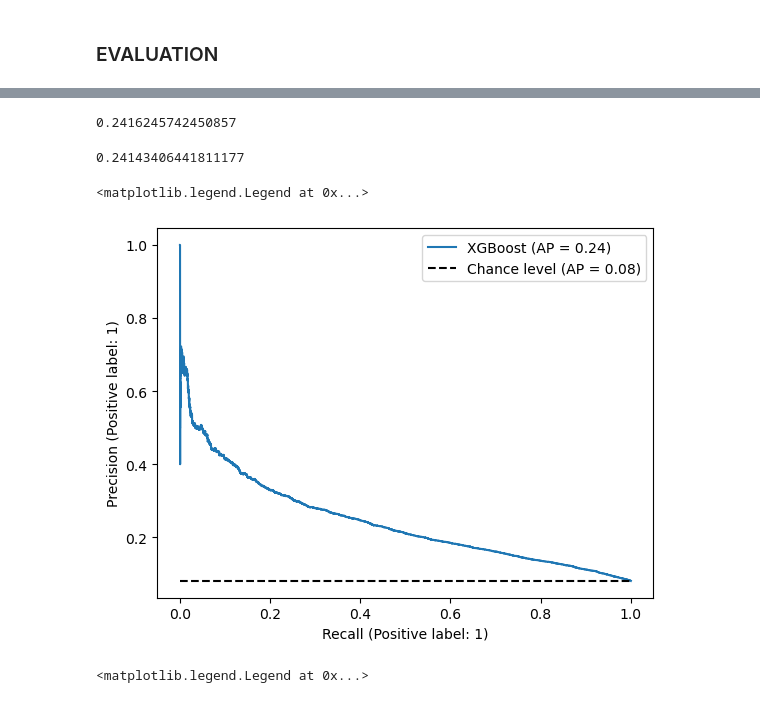
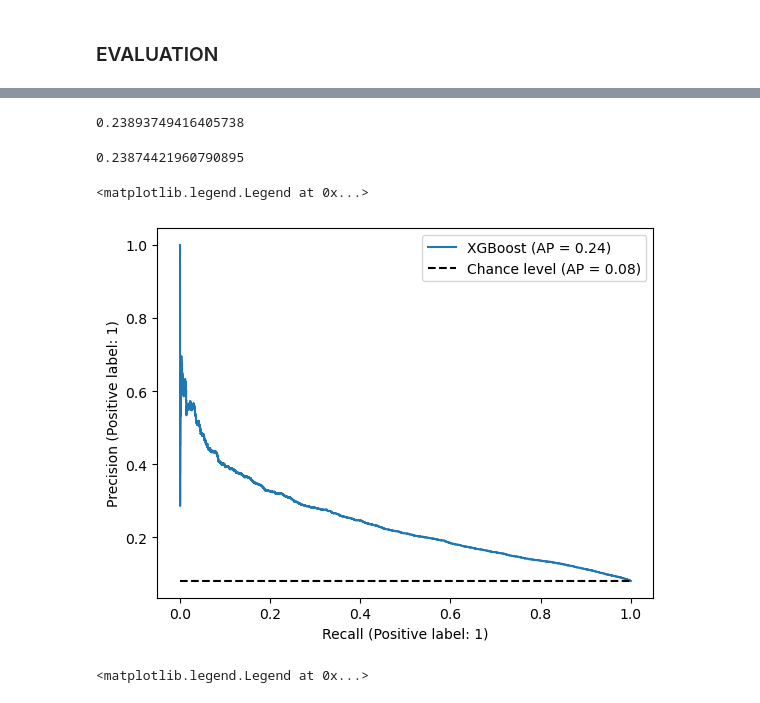
Before and after one commit to xfreppihs/loan, a Jupyter notebook: loan_models.ipynb, the cells around one changed output, grey strips where cells are left out. Saved outputs shown, nothing was run; the diff lists cells and outputs as text; code cells hidden in the pictures.

```diff
--- a/loan_models.ipynb
+++ b/loan_models.ipynb
@@ -762,15 +1302,18 @@ Pipeline(steps=[('preprocessor',
                                min_child_weight=3.788857718051868, missing=nan,
                                monotone_constraints=None, n_estimators=100,
                                n_jobs=None, num_parallel_tree=None, ...))])
-# %%
-param={
-  "l2_regularization": 8.008941566201596,
-  "learning_rate": 0.29305364694969455,
-  "max_depth": 4,
-  "max_leaf_nodes": 75,
-  "min_samples_leaf": 101
-}
-pipe = Pipeline(steps=[#("undersampler", RandomUnderSampler()),
-                       ("preprocessor",preprocessor),
-                       #("smote",SMOTE(random_state=42)),
-                       ('classifier', HistGradientBoostingClassifier(class_weight='balanced',**param))])
+# %%
+result = {
+  "class_weight": 0,
+  "l2_regularization": 8.008941566201596,
+  "learning_rate": 0.29305364694969455,
+  "max_depth": 4,
+  "max_leaf_nodes": 74.57094257536562,
+  "min_samples_leaf": 100.68769976033155
+}
+# %%
+pipe = Pipeline(steps=[#("undersampler", RandomUnderSampler()),
+                       ("preprocessor",preprocessor),
+                       #("smote",SMOTE(random_state=42)),
+                       ('classifier', HistGradientBoostingClassifier())])
+pipe.set_params(**space_eval(param,result))
@@ -777,21 +1338,21 @@ pipe = Pipeline(steps=[#("undersampler", RandomUnderSampler()),
 # %%
 pipe.fit(X_train,y_train)
-y_pred = pipe.predict_proba(X_test)
-average_precision_score(y_test,y_pred[:,1])
+y_pred_proba = pipe.predict_proba(X_test)
+average_precision_score(y_test,y_pred_proba[:,1])
 # %% [output]
-0.2416245742450857
+0.23893749416405738
 # %%
-precision, recall, _ = precision_recall_curve(y_test,y_pred[:,1])
+precision, recall, thresh = precision_recall_curve(y_test,y_pred_proba[:,1])
 auc(recall,precision)
 # %% [output]
-0.24143406441811177
+0.23874421960790895
 # %%
 display = PrecisionRecallDisplay.from_predictions(
-    y_test, y_pred[:,1], name="XGBoost", plot_chance_level=True
+    y_test, y_pred_proba[:,1], name="XGBoost", plot_chance_level=True
 )
 plt.legend(loc='upper right')
 # %% [output]
 <matplotlib.legend.Legend at 0x...>
-[figure, old version]
+[figure, new version]
 # %%
 display = RocCurveDisplay.from_predictions(
```
Also changed, not shown: parts of 60 cells of this notebook.
